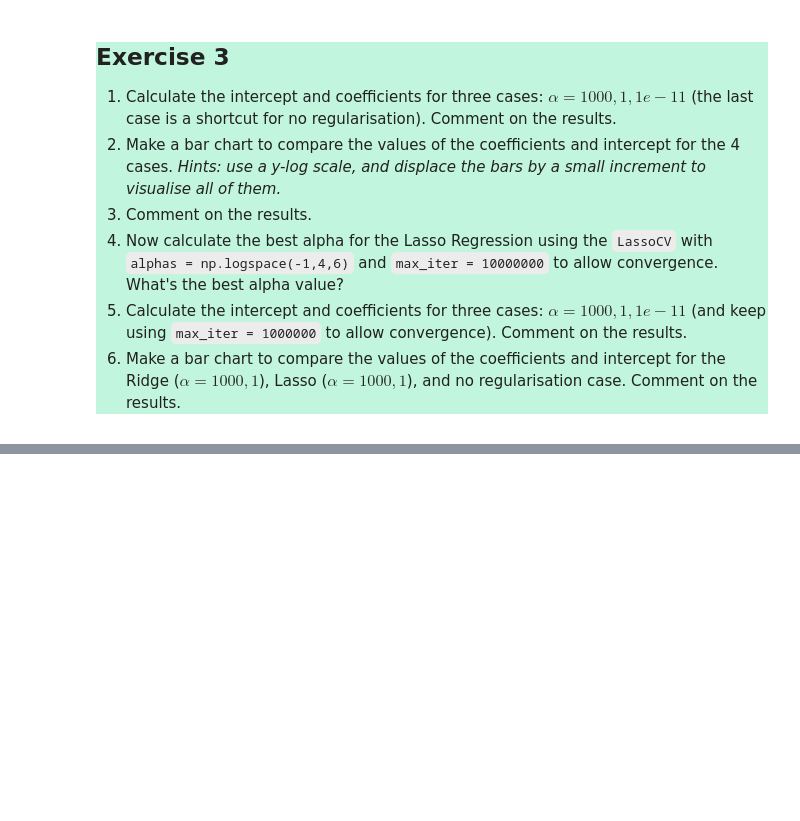
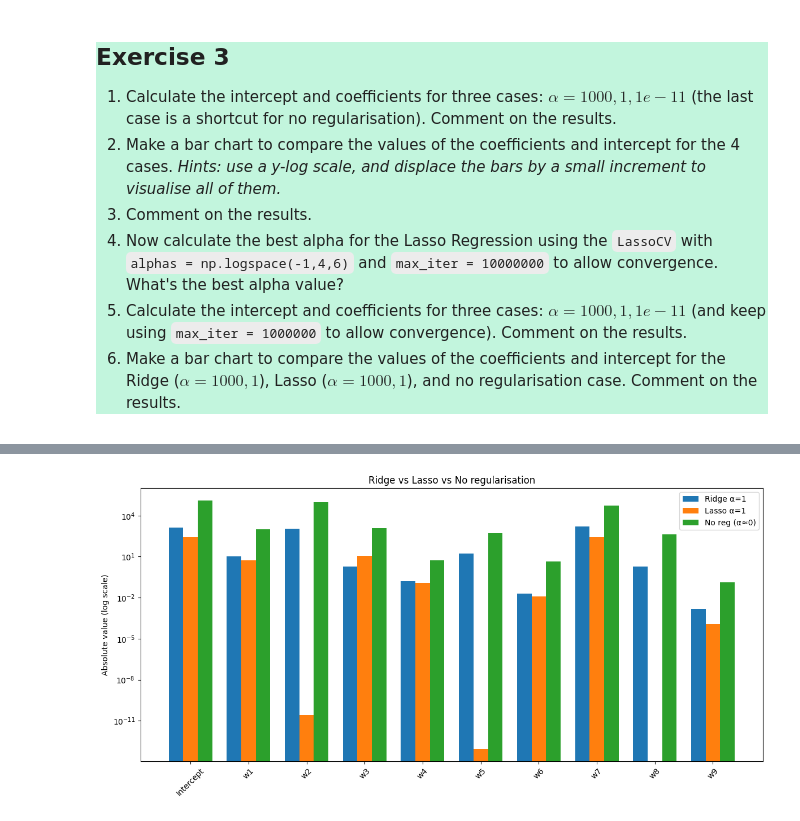
Before and after one commit to nakulpandit/QM_ML_DL_Lab, a Jupyter notebook: week 6/Week_6_Regressions_Shared.ipynb, the cells around one changed output, grey strips where cells are left out. Cells and saved outputs as stored; diff of their text form; code cells hidden in the pictures; blank space fills up the shorter version.

```diff
--- a/week 6/Week_6_Regressions_Shared.ipynb
+++ b/week 6/Week_6_Regressions_Shared.ipynb
@@ -630,0 +720,15 @@ print(coef_alpha_10)
+# %%
+# 5.
+
+alphas_lasso_manual = [1000, 1, 1e-11]
+lasso_results = {}
+
+for alpha in alphas_lasso_manual:
+    model_lasso = make_pipeline(StandardScaler(with_mean=False),
+                                Lasso(alpha=alpha, max_iter=1000000))
+    model_lasso.fit(new_xb, ypb)
+    intercept = model_lasso[1].intercept_
+    coefs = model_lasso[1].coef_ / model_lasso[0].scale_
+    lasso_results[alpha] = (intercept, coefs)
+
+lasso_results
@@ -630,0 +747,33 @@ print(coef_alpha_10)
+# %%
+# 6.
+
+labels = ['Intercept'] + [f'w{i+1}' for i in range(new_xb.shape[1])]
+
+def stack_params(intercept, coefs):
+    return np.hstack([intercept, coefs])
+
+ridge_1 = stack_params(*ridge_results[1])
+lasso_1 = stack_params(*lasso_results[1])
+
+# "No regularisation" – take e.g. ridge with alpha=1e-11 or fit plain LinearRegression
+no_reg = stack_params(*ridge_results[1e-11])
+
+values = np.vstack([ridge_1, lasso_1, no_reg])
+
+x_pos = np.arange(len(labels))
+width = 0.25
+
+plt.figure(figsize=(12,6))
+plt.bar(x_pos - width, np.abs(values[0]), width=width, label='Ridge α=1')
+plt.bar(x_pos,         np.abs(values[1]), width=width, label='Lasso α=1')
+plt.bar(x_pos + width, np.abs(values[2]), width=width, label='No reg (α≈0)')
+
+plt.yscale('log')
+plt.xticks(x_pos, labels, rotation=45)
+plt.ylabel('Absolute value (log scale)')
+plt.title('Ridge vs Lasso vs No regularisation')
+plt.legend()
+plt.tight_layout()
+plt.show()
+# %% [output]
+[figure, added]
```
Also changed, not shown: parts of 20 cells of this notebook.
